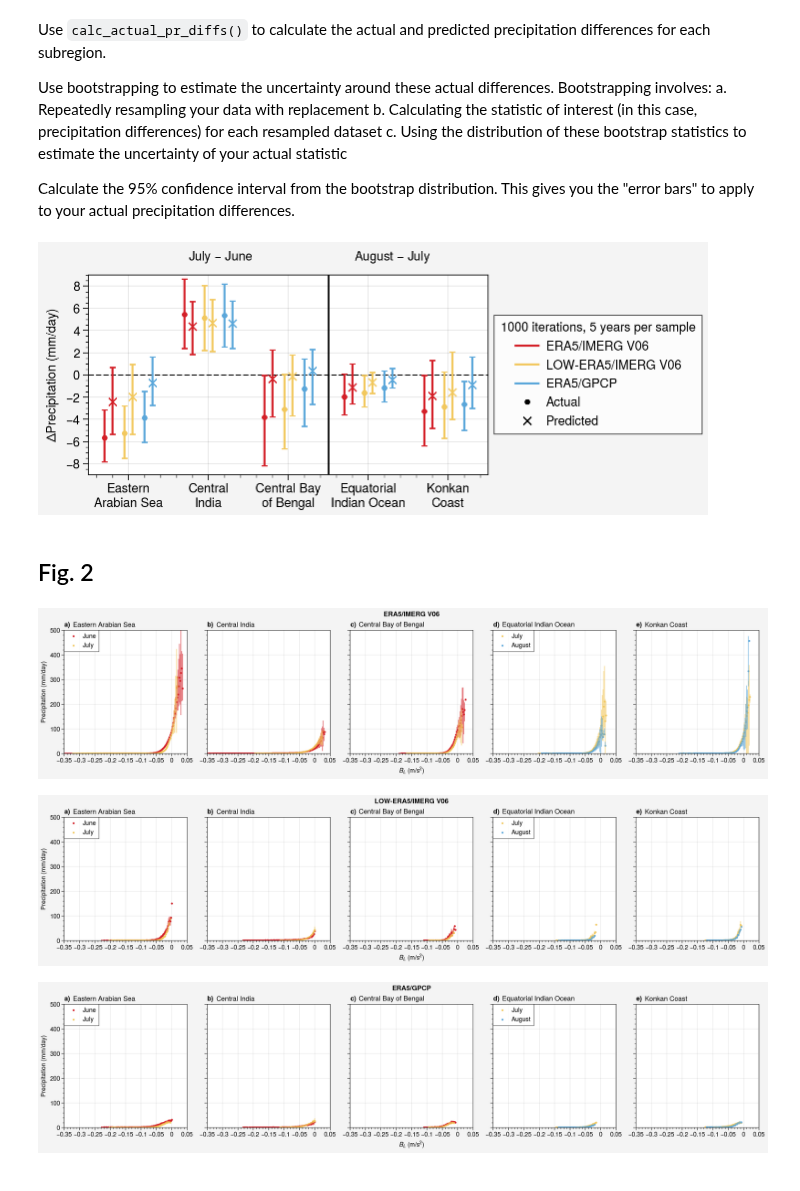
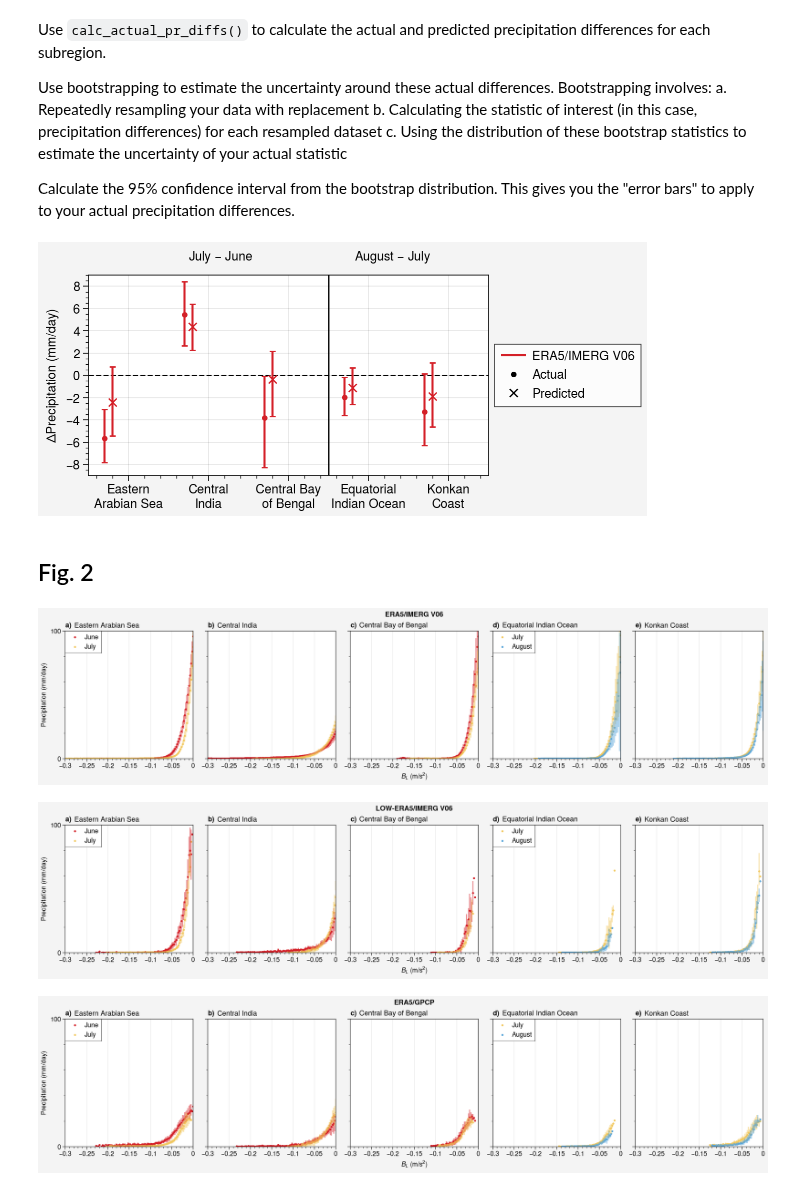
Before and after one commit to savannahferretti/monsoon-pod, a Jupyter notebook: notebooks/V2_fig_4_EDIT.ipynb, the cells around one changed output. Drawn from its saved outputs; the diff is of its cells as text; code cells hidden in the pictures.

```diff
--- a/notebooks/V2_fig_4_EDIT.ipynb
+++ b/notebooks/V2_fig_4_EDIT.ipynb
@@ -173,37 +173,40 @@ def offset_points(x,offset):
     return [i+offset for i in range(len(x))]
 
 regions  = ['Eastern\nArabian Sea','Central\nIndia','Central Bay\nof Bengal','Equatorial\nIndian Ocean','Konkan\nCoast']
 nregions = len(regions)
 fig,ax   = pplt.subplots(refheight=2,refwidth=4)
 ax.format(ylabel='$\Delta$Precipitation (mm/day)',ylim=(-9,9),yticks=2,xlim=(-0.5,nregions-0.5))
 ax.text(x=1.15,y=ax.get_ylim()[1]+1,s='July $-$ June',ha='center',va='bottom')
 ax.text(x=3.3,y=ax.get_ylim()[1]+1,s='August $-$ July',ha='center',va='bottom')
 ax.axvline(x=2.5,color='k',linewidth=1,zorder=0)
 ax.axhline(y=0,linestyle='--',color='k',linewidth=1,zorder=0)
 
 offsets  = [-0.25,0,0.25]
 colors   = ['#D42028','#F2C85E','#5BA7DA']
 datasets = [
     ('ERA5/IMERG V06',hiimergrealdiff,hiimergrealyerr,hiimergpreddiff,hiimergpredyerr),
-    ('LOW-ERA5/IMERG V06',loimergrealdiff,loimergrealyerr,loimergpreddiff,loimergpredyerr),
-    ('ERA5/GPCP',logpcprealdiff,logpcprealyerr,logpcppreddiff,logpcppredyerr)]
+    # ('LOW-ERA5/IMERG V06',loimergrealdiff,loimergrealyerr,loimergpreddiff,loimergpredyerr),
+    # ('ERA5/GPCP',logpcprealdiff,logpcprealyerr,logpcppreddiff,logpcppredyerr)
+]
 
 for (label,realdiff,realyerr,preddiff,predyerr),offset,color in zip(datasets,offsets,colors):
     xreal = offset_points(regions,offset-0.05)
     xpred = offset_points(regions,offset+0.05)
     ax.errorbar(xreal,realdiff,yerr=realyerr,color=color,marker='.',linestyle='',markersize=6,capsize=2,
                 label=f'Actual {label}')
     ax.errorbar(xpred,preddiff,yerr=predyerr,color=color,marker='x',linestyle='',markersize=6,capsize=2,
                 label=f'Predicted {label}')
 handles = [Line2D([0],[0],color=color,label=label) for label,color in zip([ds[0] for ds in datasets],colors)
           ]+[Line2D([0],[0],color='k',marker='.',linestyle='',label='Actual'),
              Line2D([0],[0],color='k',marker='x',linestyle='',label='Predicted')]
-ax.legend(handles=handles,loc='r',ncols=1,title=f'{NITERATIONS} iterations, {YEARSINSAMPLE} years per sample')
+ax.legend(handles=handles,loc='r',ncols=1,
+          # title=f'{NITERATIONS} iterations, {YEARSINSAMPLE} years per sample'
+         )
 ax.set_xticks(range(nregions))
 ax.set_xticklabels(regions)
 pplt.show()
 # %% [output]
-[figure, old version]
+[figure, new version]
 # %%
 # # Percent error plot
 # fig2, ax2 = pplt.subplots(refheight=2, refwidth=4)
@@ -327,47 +341,27 @@ CASES   = {
     'JJ':[(6,'June','#D42028'),(7,'July','#F2C85E')],
     'JA':[(7,'July','#F2C85E'),(8,'August','#5BA7DA')]}
 
-
-def plot_dataset(data,yerr,datasetname):
-    # prkwargs = dict(alpha=0.8,s=50)
-    # blkwargs = dict(marker='D',alpha=0.1,s=20)
-
-    # fig = pplt.figure(refaspect=1,refwidth=1.6)
-    # axs = fig.subplots([[1,1,2,2,3,3],[0,4,4,5,5,0]])
+def plot_fig(data,yerr,datasetname):
     fig,axs = pplt.subplots(nrows=1,ncols=5,share=True)
     axs.format(suptitle=f'{datasetname}',abcloc='l',abc='a)',xlabel='$\mathit{B_L}$ (m/s$^2$)',
                xticks=0.05,ylabel='Precipitation (mm/day)',yticks=100,
-               xlim=(-0.35,0.05),
-               ylim=(0,500),
-              )
+               xlim=(-0.3,0.),
+               ylim=(0,100))
 
     for i,region in enumerate(data.region.values):
         ax = axs[i]
         ax.format(titleloc='l',title=f'{region}')
-        # bx = ax.twinx()
-        # bx.format(yscale='log',yformatter='log',ylim=(10e-6, 0.1))
-        # if i in [0,1,3]:
-        #     bx.format(yticklabels=[])
         casekey = 'JJ' if i<3 else 'JA'
         axnum   = 0 if casekey=='JJ' else 3
         for j,(month,label,color) in enumerate(CASES[casekey]):
-            month_label = 'first' if j == 0 else 'second'
-            monthdata = data.sel(region=region, month=month_label)
-            monthyerr = yerr.sel(region=region, month=month_label)
-
-        #     blpdf = get_pdf(monthdata,bintype='1D',precipitating=True)
-        #     bx.scatter(blpdf,color=color,**blkwargs)
-
+            monthlabel = 'first' if j==0 else 'second'
+            monthdata = data.sel(region=region,month=monthlabel)
+            monthyerr = yerr.sel(region=region,month=monthlabel)
             # Plot bin mean precipitation with error bars
             # ax.errorbar(monthdata.bl_bin,monthdata,yerr=monthyerr,color=color,label=label)
-
-             # Plot scatter points
-            ax.scatter(monthdata.bl_bin, monthdata, color=color, label=label,marker='.',s=20)
-
-            # Add vertical error bars
-            ax.vlines(monthdata.bl_bin, monthdata - monthyerr.sel(ci=0), monthdata + monthyerr.sel(ci=1),
-                      color=color, alpha=0.5)
-
+            ax.scatter(monthdata.blbin,monthdata,color=color,label=label,marker='.',s=20)
+            ax.vlines(monthdata.blbin,monthdata-monthyerr.sel(ci=0),monthdata+monthyerr.sel(ci=1),
+                      color=color,alpha=0.5)
         axs[axnum].legend(loc='ul', ncols=1)
     pplt.show()
 
@@ -379,8 +373,8 @@ datasets = [
 ]
 
 for datasetname,data,yerr in datasets:
-    plot_dataset(data,yerr,datasetname)
+    plot_fig(data,yerr,datasetname)
 # %% [output]
-[figure, old version]
+[figure, new version]
-[figure, old version]
+[figure, new version]
-[figure, old version]
+[figure, new version]
```
Also changed, not shown: parts of 1 cell of this notebook.
